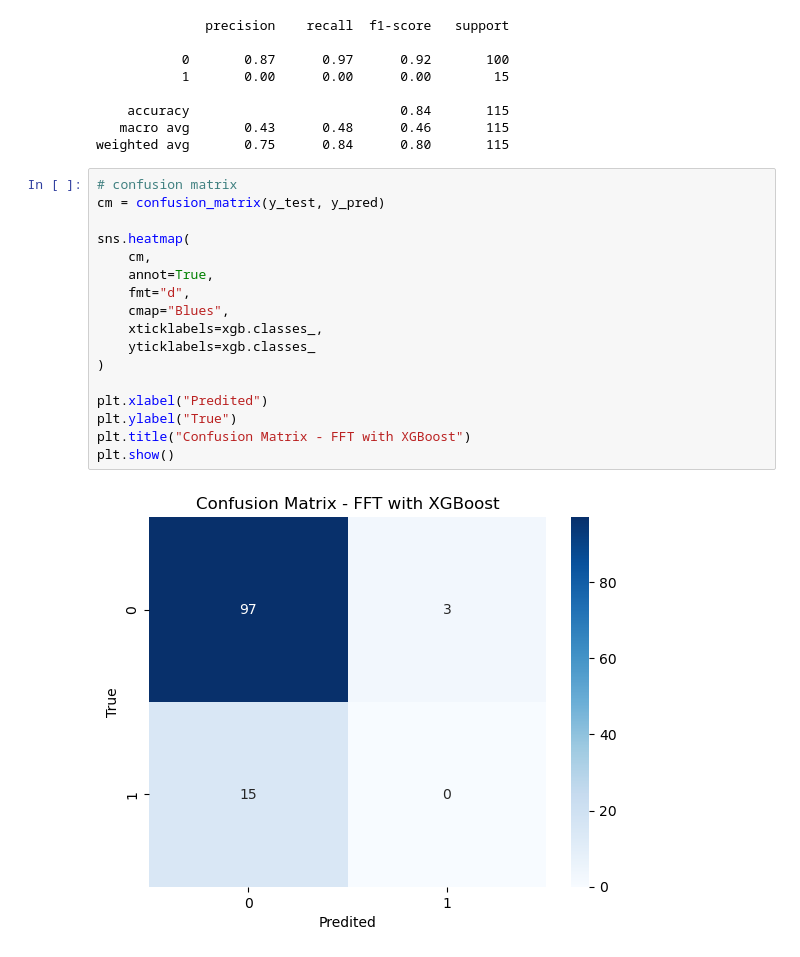
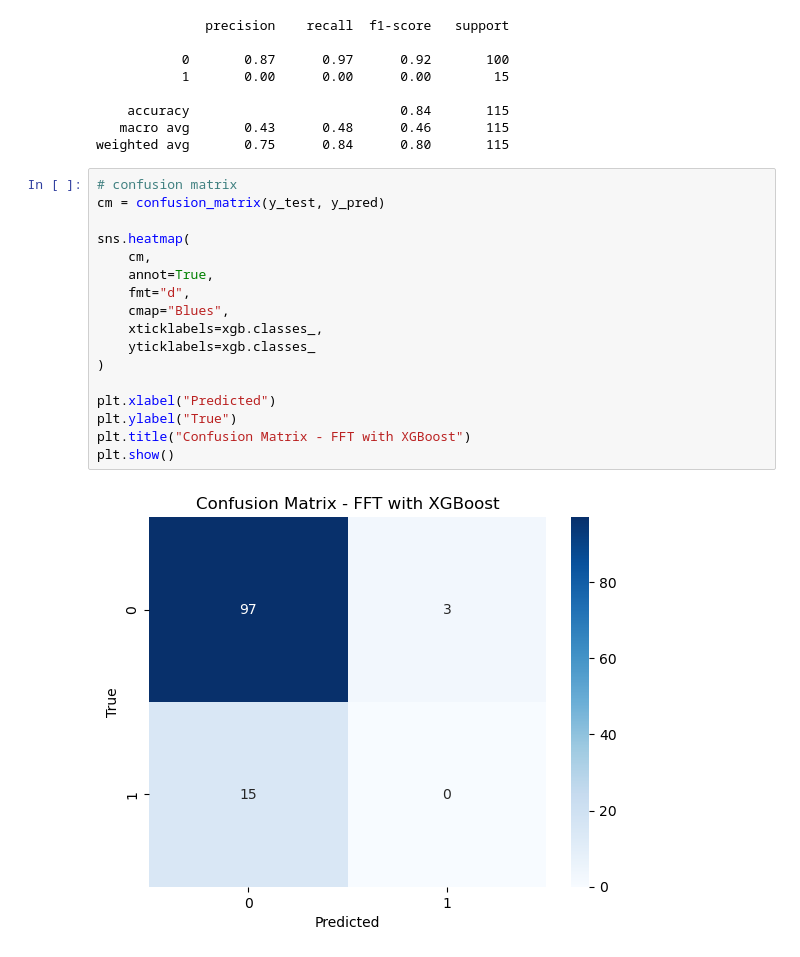
Before and after one commit to pecosta23/SemeqChallenge, a Jupyter notebook: FFT_XGBoost.ipynb, the cells around one changed output. Saved outputs shown, nothing was run; the diff lists cells and outputs as text.

```diff
--- a/FFT_XGBoost.ipynb
+++ b/FFT_XGBoost.ipynb
@@ -128,19 +128,19 @@ weighted avg       0.75      0.84      0.80       115
 # %%
 # confusion matrix
 cm = confusion_matrix(y_test, y_pred)
 
 sns.heatmap(
     cm,
     annot=True,
     fmt="d",
     cmap="Blues",
     xticklabels=xgb.classes_,
     yticklabels=xgb.classes_
 )
 
-plt.xlabel("Predited")
+plt.xlabel("Predicted")
 plt.ylabel("True")
 plt.title("Confusion Matrix - FFT with XGBoost")
 plt.show()
 # %% [output]
-[figure, old version]
+[figure, new version]
```
